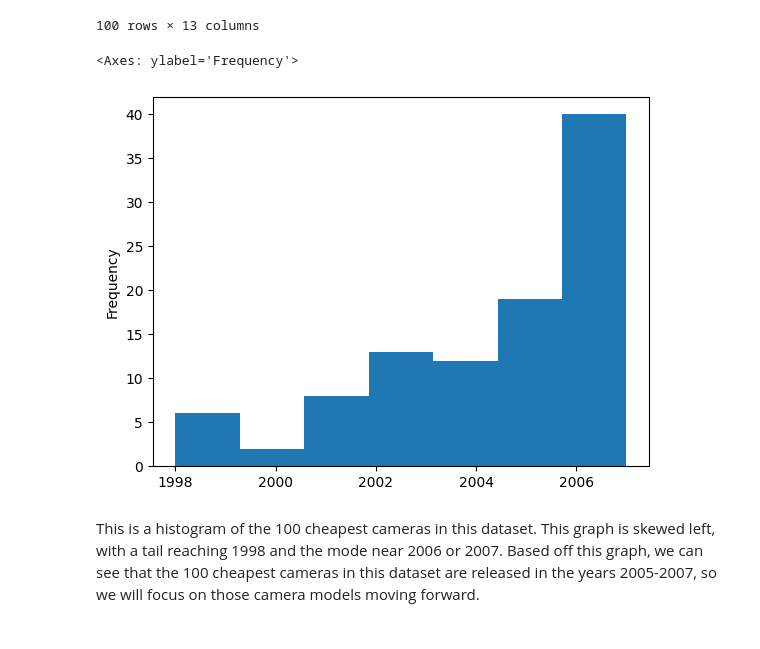
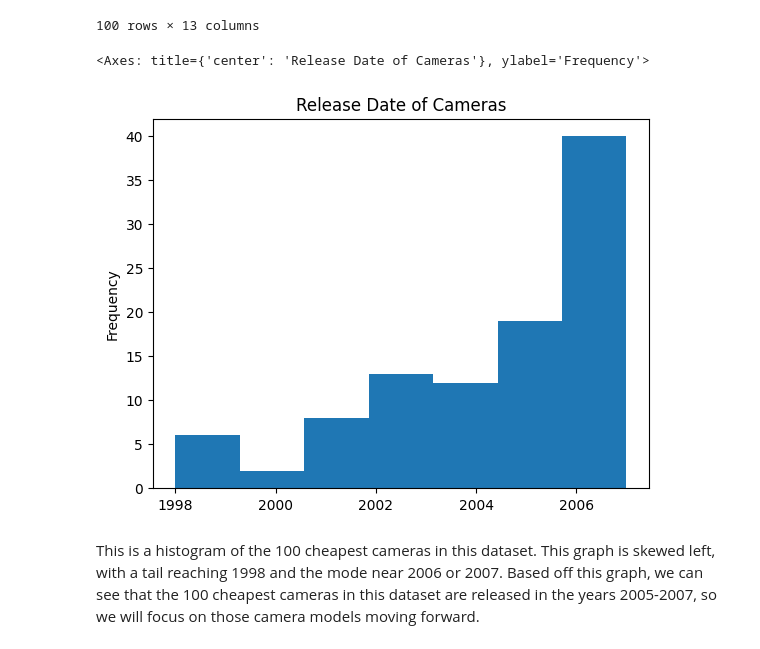
Before and after one commit to rkwreck/STAT107_Labs_and_Projects, a Jupyter notebook: project2/proj_2_cameras.ipynb, the cells around one changed output. Saved outputs shown, nothing was run; the diff lists cells and outputs as text; code cells hidden in the pictures.

```diff
--- a/project2/proj_2_cameras.ipynb
+++ b/project2/proj_2_cameras.ipynb
@@ -5,6 +5,7 @@ The dataset I chose was a set from Kaggle called "1000 Cameras Dataset" (https:/
 # %%
 import pandas as pd
 df = pd.read_csv("camera_dataset.csv")
+df = df.dropna()
 df
 # %% [output]
 |  | Model | Release date | Max resolution | Low resolution | Effective pixels | Zoom wide (W) | Zoom tele (T) | ... |
@@ -97,7 +98,7 @@ Overall, these cameras offer a high max resolution, which means some good qualit
 # %% [markdown]
 With the following graphs we will first determine the top 100 cameras with the lowest price. Then we will further filter those models by release date, max resolution, and storage included.
 # %%
-df_price = df.nsmallest(100, 'Price')
+df_price = df.nsmallest(100, 'Price').dropna()
 df_price
 # %% [output]
 |  | Model | Release date | Max resolution | Low resolution | Effective pixels | Zoom wide (W) | Zoom tele (T) | ... |
@@ -114,10 +115,10 @@ df_price
 | 365 | Kodak CX4230 | 2002 | 1632.0 | 0.0 | 2.0 | 36.0 | 108.0 | ... |
 100 rows × 13 columns
 # %%
-df_price['Release date'].plot.hist(bins=7)
+df_price['Release date'].plot.hist(bins=7, title='Release Date of Cameras')
 # %% [output]
-<Axes: ylabel='Frequency'>
+<Axes: title={'center': 'Release Date of Cameras'}, ylabel='Frequency'>
-[figure, old version]
+[figure, new version]
 # %% [markdown]
 This is a histogram of the 100 cheapest cameras in this dataset. This graph is skewed left, with a tail reaching 1998 and the mode near 2006 or 2007. Based off this graph, we can see that the 100 cheapest cameras in this dataset are released in the years 2005-2007, so we will focus on those camera models moving forward.
 # %%
```
Also changed, not shown: parts of 27 cells of this notebook.
